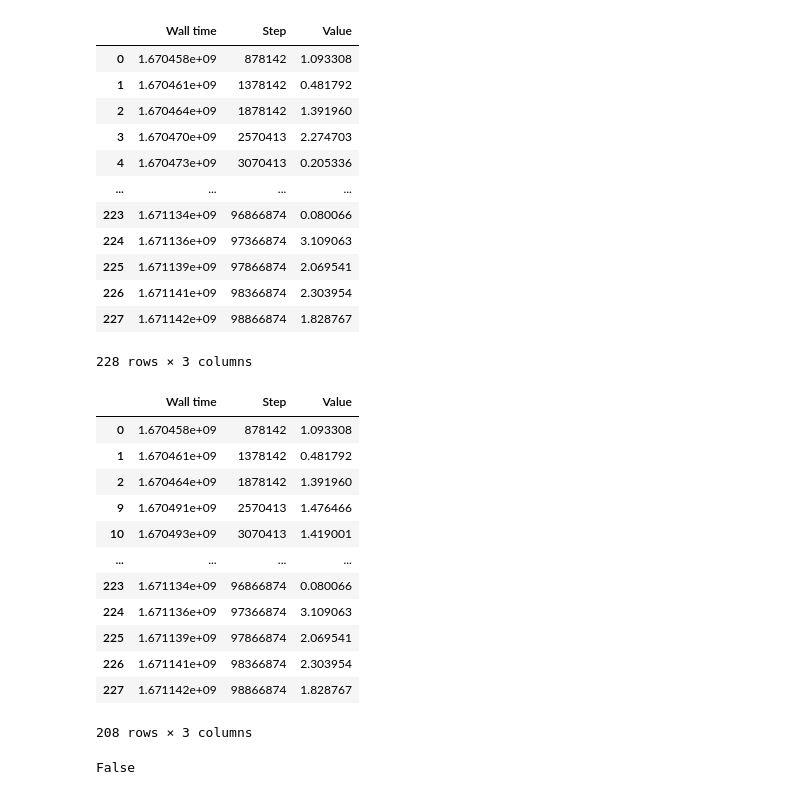
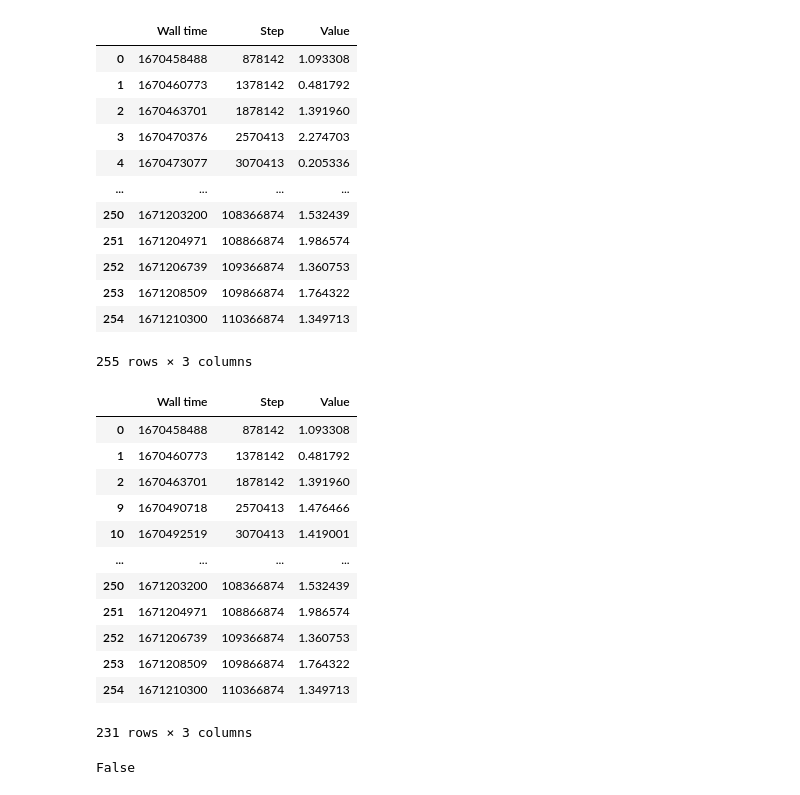
Before and after one commit to adamgpeters/COMP138Final, a Jupyter notebook: plots.ipynb, the cells around one changed output. Cells and saved outputs as stored; diff of their text form; code cells hidden in the pictures.

```diff
--- a/plots.ipynb
+++ b/plots.ipynb
@@ -5,37 +16,37 @@ import seaborn as sns
 # %%
-rewards_df = pd.read_csv("../mean_rewards.csv")
+rewards_df = pd.read_csv("./mean_rewards_transfer.csv")
 rewards_df
 # %% [output]
 |  | Wall time | Step | Value |
-| 0 | 1.670458e+09 | 878142 | 1.093308 |
-| 1 | 1.670461e+09 | 1378142 | 0.481792 |
-| 2 | 1.670464e+09 | 1878142 | 1.391960 |
-| 3 | 1.670470e+09 | 2570413 | 2.274703 |
-| 4 | 1.670473e+09 | 3070413 | 0.205336 |
+| 0 | 1670458488 | 878142 | 1.093308 |
+| 1 | 1670460773 | 1378142 | 0.481792 |
+| 2 | 1670463701 | 1878142 | 1.391960 |
+| 3 | 1670470376 | 2570413 | 2.274703 |
+| 4 | 1670473077 | 3070413 | 0.205336 |
 | ... | ... | ... | ... |
-| 223 | 1.671134e+09 | 96866874 | 0.080066 |
-| 224 | 1.671136e+09 | 97366874 | 3.109063 |
-| 225 | 1.671139e+09 | 97866874 | 2.069541 |
-| 226 | 1.671141e+09 | 98366874 | 2.303954 |
-| 227 | 1.671142e+09 | 98866874 | 1.828767 |
+| 250 | 1671203200 | 108366874 | 1.532439 |
+| 251 | 1671204971 | 108866874 | 1.986574 |
+| 252 | 1671206739 | 109366874 | 1.360753 |
+| 253 | 1671208509 | 109866874 | 1.764322 |
+| 254 | 1671210300 | 110366874 | 1.349713 |
-228 rows × 3 columns
+255 rows × 3 columns
 # %%
 rewards_df = rewards_df.drop_duplicates(subset=["Step"], keep="last")
 rewards_df
 # %% [output]
 |  | Wall time | Step | Value |
-| 0 | 1.670458e+09 | 878142 | 1.093308 |
-| 1 | 1.670461e+09 | 1378142 | 0.481792 |
-| 2 | 1.670464e+09 | 1878142 | 1.391960 |
-| 9 | 1.670491e+09 | 2570413 | 1.476466 |
-| 10 | 1.670493e+09 | 3070413 | 1.419001 |
+| 0 | 1670458488 | 878142 | 1.093308 |
+| 1 | 1670460773 | 1378142 | 0.481792 |
+| 2 | 1670463701 | 1878142 | 1.391960 |
+| 9 | 1670490718 | 2570413 | 1.476466 |
+| 10 | 1670492519 | 3070413 | 1.419001 |
 | ... | ... | ... | ... |
-| 223 | 1.671134e+09 | 96866874 | 0.080066 |
-| 224 | 1.671136e+09 | 97366874 | 3.109063 |
-| 225 | 1.671139e+09 | 97866874 | 2.069541 |
-| 226 | 1.671141e+09 | 98366874 | 2.303954 |
-| 227 | 1.671142e+09 | 98866874 | 1.828767 |
+| 250 | 1671203200 | 108366874 | 1.532439 |
+| 251 | 1671204971 | 108866874 | 1.986574 |
+| 252 | 1671206739 | 109366874 | 1.360753 |
+| 253 | 1671208509 | 109866874 | 1.764322 |
+| 254 | 1671210300 | 110366874 | 1.349713 |
-208 rows × 3 columns
+231 rows × 3 columns
 # %%
 rewards_df["Step"].is_monotonic_increasing
 # %% [output]
```
Also changed, not shown: parts of 13 cells of this notebook, 12 other files.
